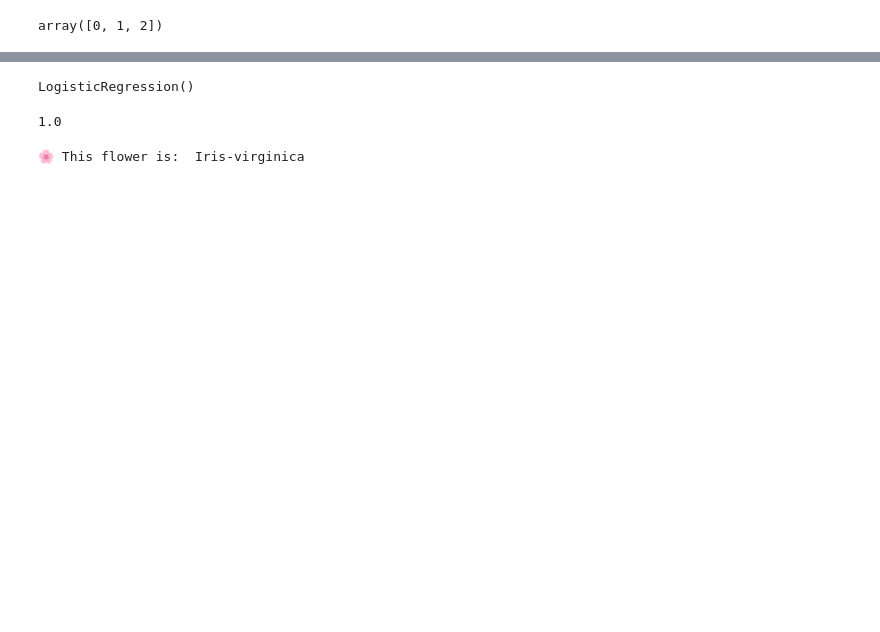
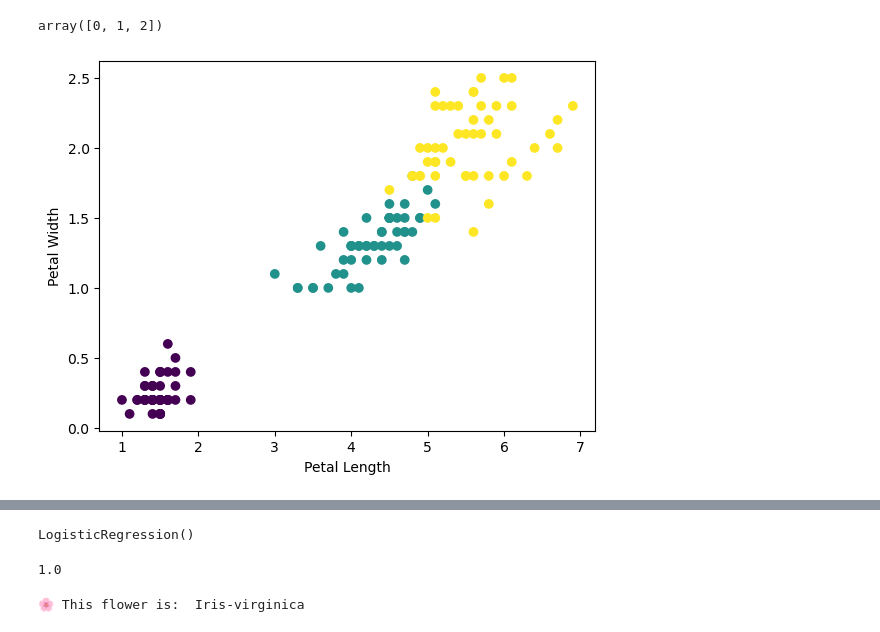
Before and after one commit to KrishnaPorwal-4work/CODSOFT, a Jupyter notebook: IRIS_FLOWER_CLASSIFICATION/Iris_Flower_Classification.ipynb, the cells around one changed output, grey strips where cells are left out. Saved outputs shown, nothing was run; the diff lists cells and outputs as text; code cells hidden in the pictures; blank space fills up the shorter version.

```diff
--- a/IRIS_FLOWER_CLASSIFICATION/Iris_Flower_Classification.ipynb
+++ b/IRIS_FLOWER_CLASSIFICATION/Iris_Flower_Classification.ipynb
@@ -61,3 +76,10 @@ dataset["species_encoded"] = le.fit_transform(dataset["species"])
 dataset["species_encoded"].unique()
 # %% [output]
 array([0, 1, 2])
+# %%
+plt.scatter(dataset['petal_length'], dataset['petal_width'], c=dataset['species_encoded'])
+plt.xlabel('Petal Length')
+plt.ylabel('Petal Width')
+plt.show()
+# %% [output]
+[figure, added]
```
Also changed, not shown: parts of 12 cells of this notebook, 3 other files.
